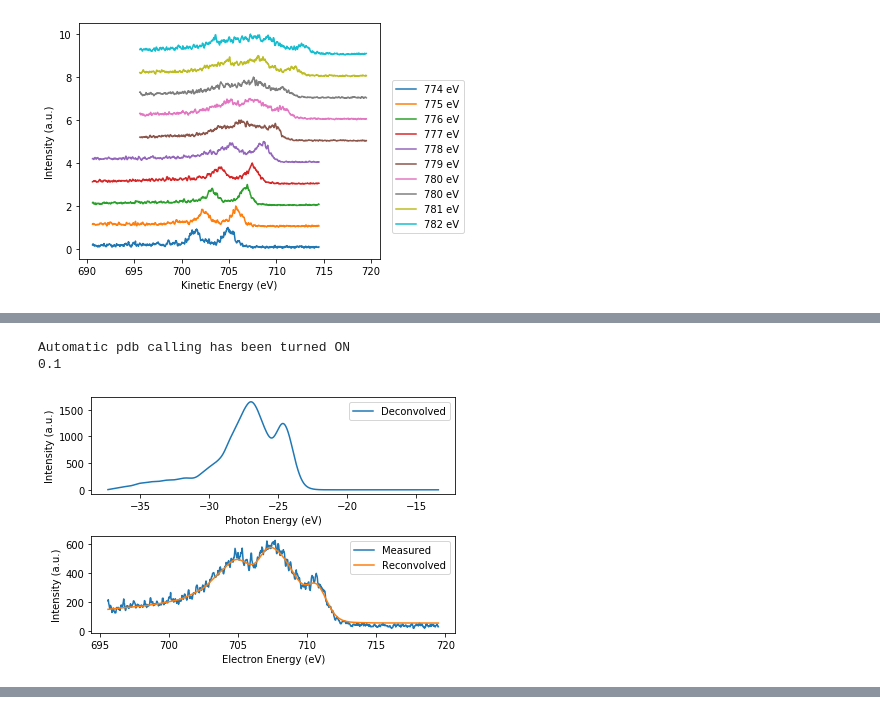
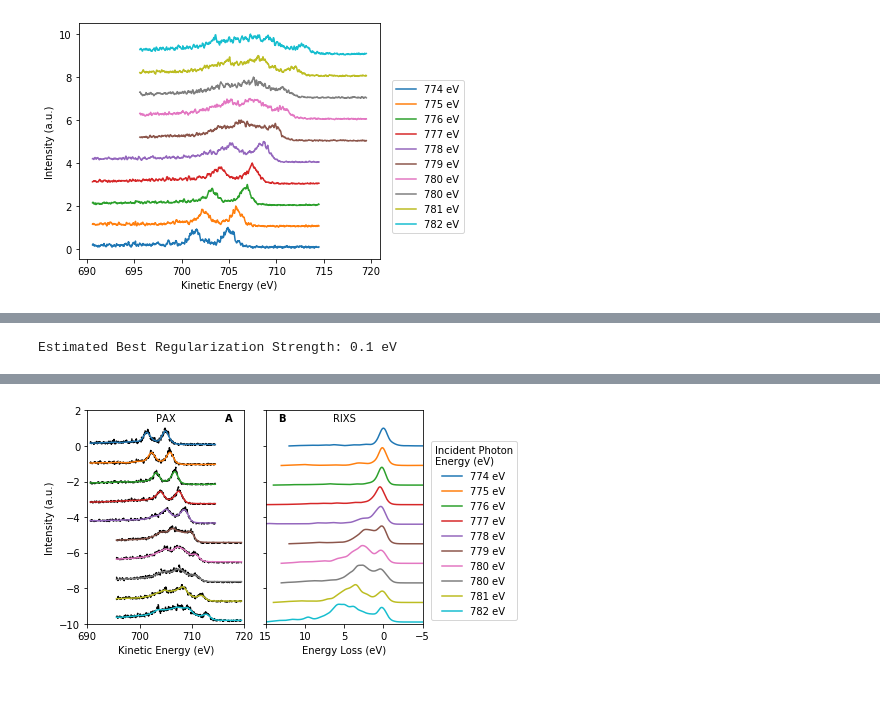
Before and after one commit to dhigley6/PAX2, a Jupyter notebook: notebooks/tutorial_on_lcls_data.ipynb, the cells around one changed output, grey strips where cells are left out. Saved outputs shown, nothing was run; the diff lists cells and outputs as text; code cells hidden in the pictures.

```diff
--- a/notebooks/tutorial_on_lcls_data.ipynb
+++ b/notebooks/tutorial_on_lcls_data.ipynb
@@ -56,10 +59,5 @@ Fitting 2 folds for each of 2 candidates, totalling 4 fits
-# %%
-from pax_deconvolve import visualize
-visualize.plot_result(deconvolver)
-#visualize.plot_cv(deconvolver)
-print(deconvolver.best_regularization_strength_)
-# %% [output]
-Automatic pdb calling has been turned ON
-0.1
-[figure, removed]
+# %%
+print(f'Estimated Best Regularization Strength: {deconvolver.best_regularization_strength_} eV')
+# %% [output]
+Estimated Best Regularization Strength: 0.1 eV
 # %%
@@ -111,8 +78,5 @@ init_paper_small()
 # %%
-%pdb
-%matplotlib qt
-
-photon_energy_offset = 804.23    # determined empirically
+photon_energy_offset = 780.42    # determined empirically
 # Make figure showing deconvolved results
 f, axs = plt.subplots(1, 2, sharey=True, figsize=(3.37*2.0, 3.75))
 for ind, deconvolved_spec in enumerate(deconvolver_list):
@@ -151,0 +114 @@ Warning: Cannot change to a different GUI toolkit: qt. Using osx instead.
+[figure, added]
```
Also changed, not shown: parts of 6 cells of this notebook.
